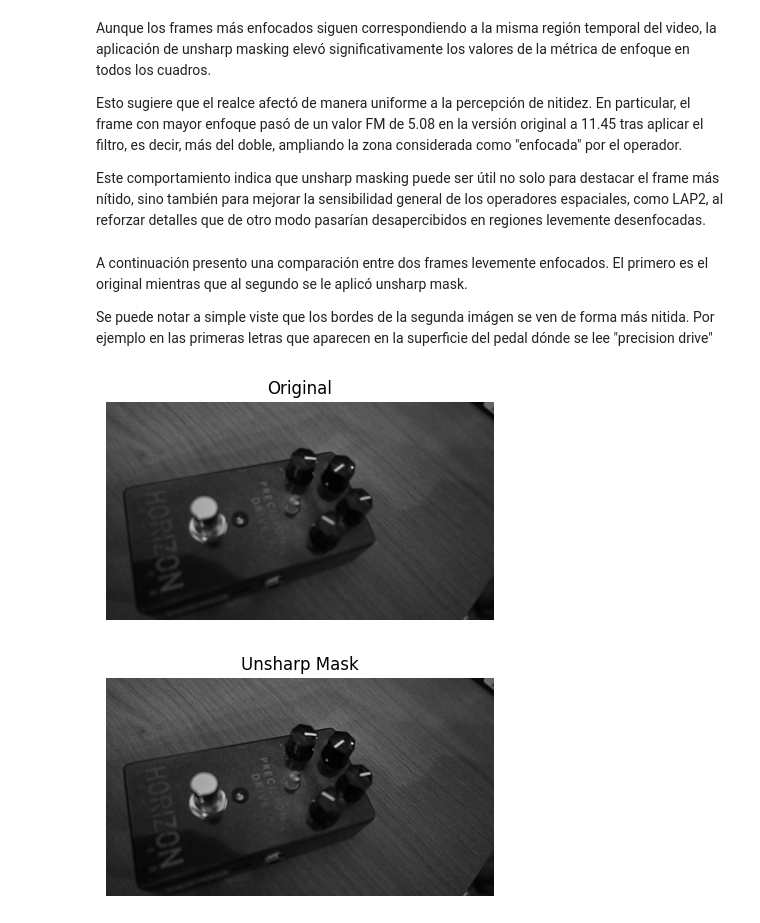
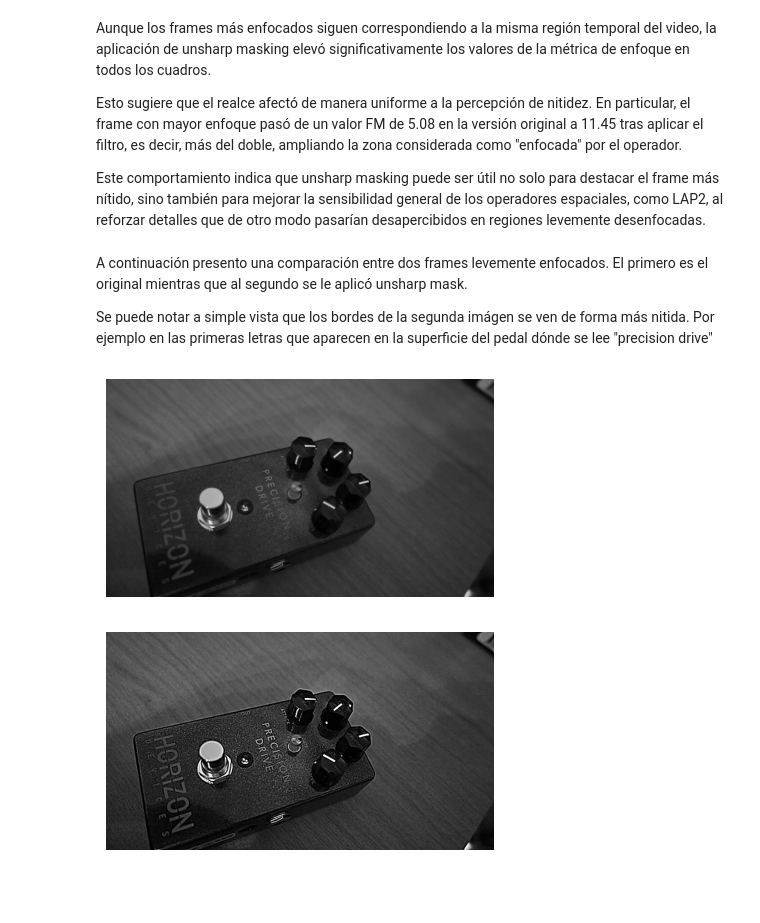
Before and after one commit to claudiobarril/vpc1_19co2025, a Jupyter notebook: tp2/parte_2.ipynb, the cells around one changed output. Drawn from its saved outputs; the diff is of its cells as text; code cells hidden in the pictures; blank space fills up the shorter version.

```diff
--- a/tp2/parte_2.ipynb
+++ b/tp2/parte_2.ipynb
@@ -108,15 +99,15 @@ Este comportamiento indica que unsharp masking puede ser útil no solo para dest
 # %% [markdown]
 A continuación presento una comparación entre dos frames levemente enfocados. El primero es el original mientras que al segundo se le aplicó unsharp mask.
 
-Se puede notar a simple viste que los bordes de la segunda imágen se ven de forma más nitida. Por ejemplo en las primeras letras que aparecen en la superficie del pedal dónde se lee "precision drive"
+Se puede notar a simple vista que los bordes de la segunda imágen se ven de forma más nitida. Por ejemplo en las primeras letras que aparecen en la superficie del pedal dónde se lee "precision drive"
 # %%
 fm_values_with_unsharp_mask, frames_processed_with_unsharp_mask = utils.process_video(video_path, algorithm=utils.measure_image_quality_lap2, use_unsharp_mask=True, return_gray_frame=True)
 
 fm_values, frames_processed = utils.process_video(video_path, algorithm=utils.measure_image_quality_lap2, use_unsharp_mask=False, return_gray_frame=True)
 # %%
 
-utils.show_image(frames_processed[70], 'Original')
-utils.show_image(frames_processed_with_unsharp_mask[70], "Unsharp Mask")
+utils.show_image(frames_processed[111])
+utils.show_image(frames_processed_with_unsharp_mask[111])
 # %% [output]
-[figure, old version]
+[figure, new version]
-[figure, old version]
+[figure, new version]
```
Also changed, not shown: parts of 1 cell of this notebook, 3 other files.
